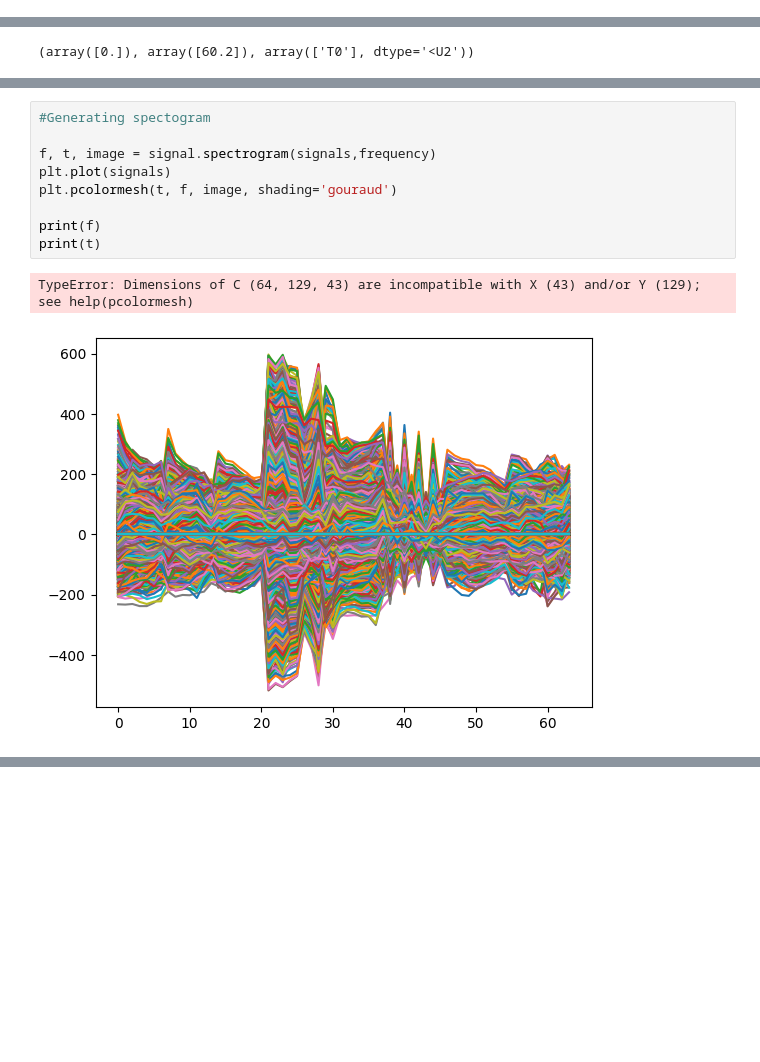
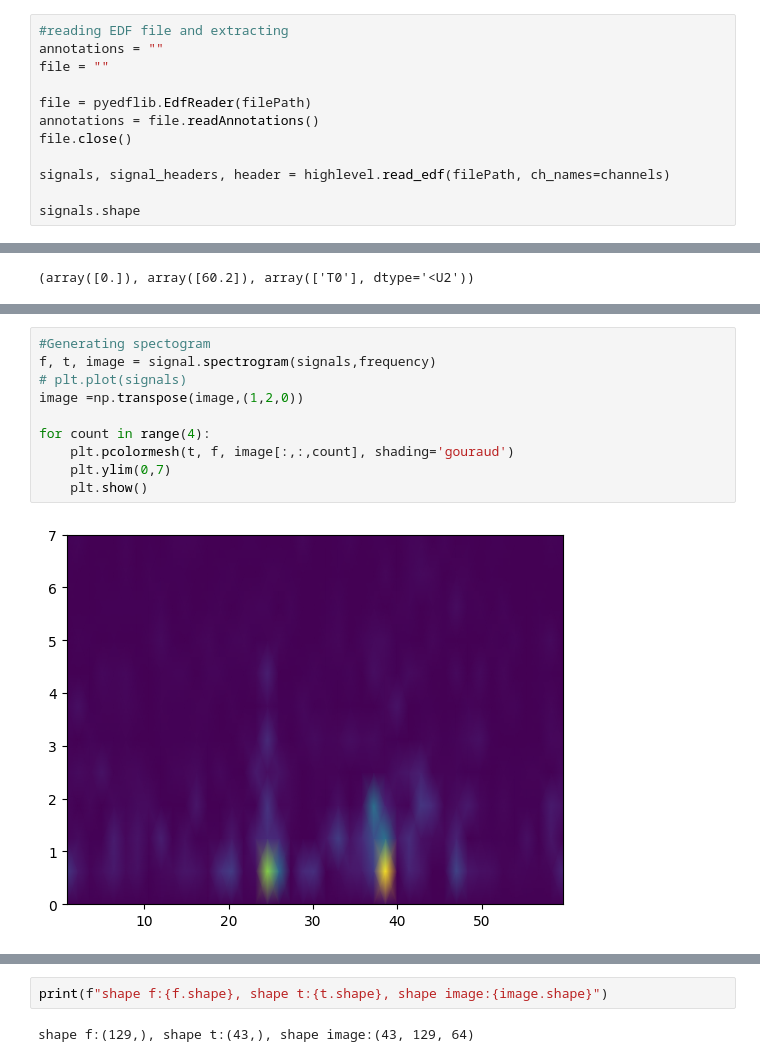
Before and after one commit to Miekale/NAThacks, a Jupyter notebook: Generating_datset.ipynb, the cells around one changed output, grey strips where cells are left out. Saved outputs shown, nothing was run; the diff lists cells and outputs as text; blank space fills up the shorter version.

```diff
--- a/Generating_datset.ipynb
+++ b/Generating_datset.ipynb
@@ -29,0 +18,12 @@ signals, signal_headers, header = highlevel.read_edf(filePath, ch_names=
+# %%
+#reading EDF file and extracting
+annotations = ""
+file = ""
+
+file = pyedflib.EdfReader(filePath)
+annotations = file.readAnnotations()
+file.close()
+
+signals, signal_headers, header = highlevel.read_edf(filePath, ch_names=channels)
+
+signals.shape
@@ -40,12 +56,12 @@ time_period = 640
 # %%
 #Generating spectogram
+f, t, image = signal.spectrogram(signals,frequency)
+# plt.plot(signals)
+image =np.transpose(image,(1,2,0))
 
-f, t, image = signal.spectrogram(signals,frequency)
-plt.plot(signals)
-plt.pcolormesh(t, f, image, shading='gouraud')
-
-print(f)
-print(t)
+for count in range(4):
+    plt.pcolormesh(t, f, image[:,:,count], shading='gouraud')
+    plt.ylim(0,7)
+    plt.show()
 # %% [output]
-TypeError: Dimensions of C (64, 129, 43) are incompatible with X (43) and/or Y (129); see help(pcolormesh)
-[figure, old version]
+[figure, new version]
@@ -51,0 +71,4 @@ TypeError: Dimensions of C (64, 129, 43) are incompatible with X (43) and/or Y (
+# %%
+print(f"shape f:{f.shape}, shape t:{t.shape}, shape image:{image.shape}")
+# %% [output]
+shape f:(129,), shape t:(43,), shape image:(43, 129, 64)
```
Also changed, not shown: parts of 6 cells of this notebook.
